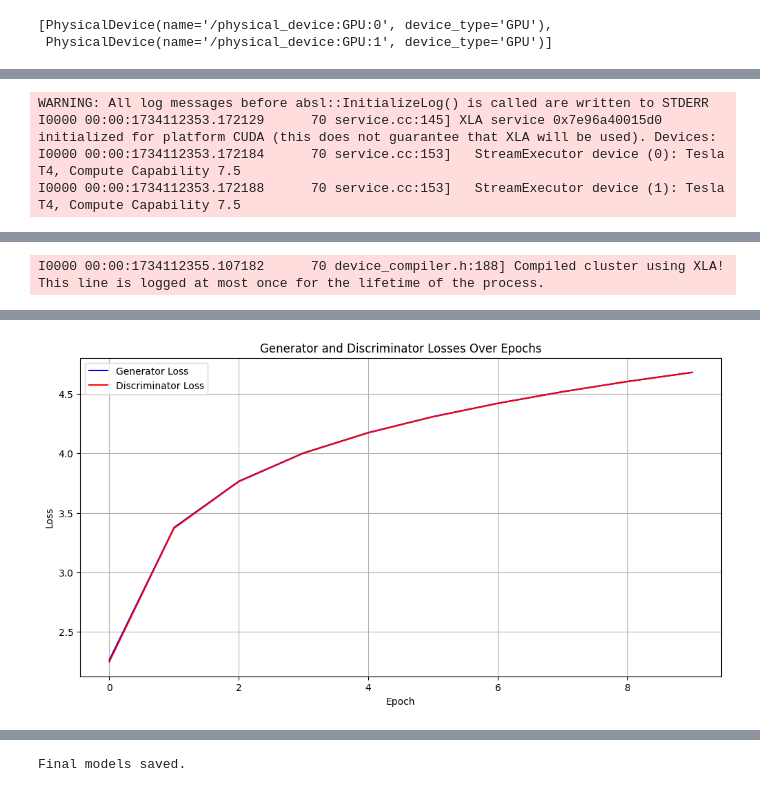
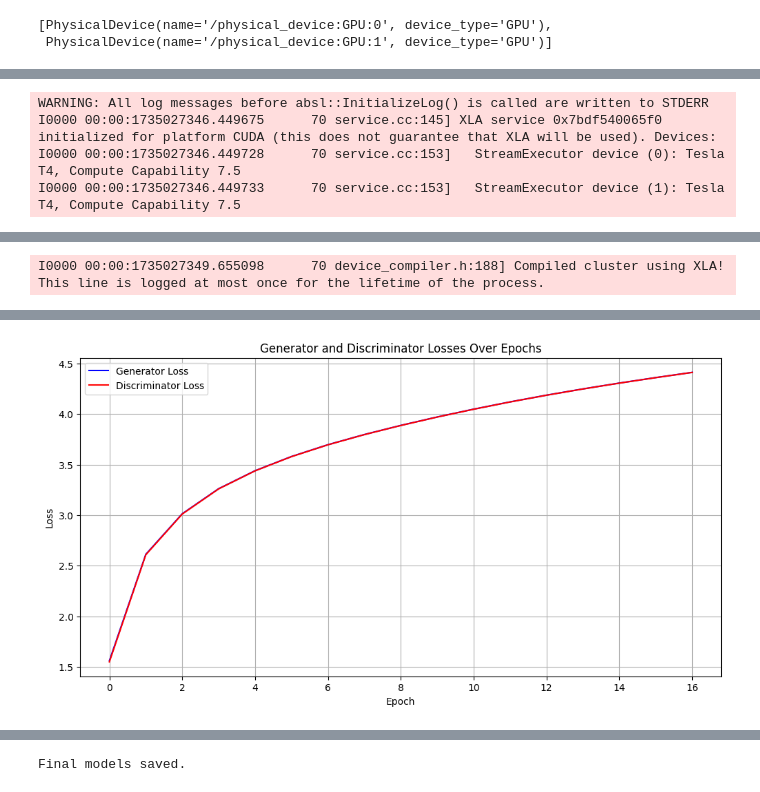
Before and after one commit to meem55/AlcoholDetectionProject, a Jupyter notebook: tryiiiiigggg1-2.ipynb, the cells around one changed output, grey strips where cells are left out. Saved outputs shown, nothing was run; the diff lists cells and outputs as text; code cells hidden in the pictures.

```diff
--- a/tryiiiiigggg1-2.ipynb
+++ b/tryiiiiigggg1-2.ipynb
@@ -117,7 +117,7 @@ tf.keras.backend.clear_session()
 from tensorflow.keras import layers, models
 import tensorflow as tf
 
-latent_dim = 128
+latent_dim = 100
 
 # Encoder
 encoder = models.Sequential([
@@ -174,7 +174,7 @@ def build_discriminator(img_shape):
 def compile_gan(generator, discriminator, latent_dim):
     # Compile the discriminator independently
     discriminator.trainable = True
-    discriminator.compile(optimizer=tf.keras.optimizers.Adam(learning_rate=0.0002, beta_1=0.5), loss='binary_crossentropy', metrics=['accuracy'])
+    discriminator.compile(optimizer=tf.keras.optimizers.Adam(learning_rate=0.0001, beta_1=0.5), loss='binary_crossentropy', metrics=['accuracy'])
 
     # Freeze the discriminator when training the GAN
     discriminator.trainable = False
@@ -185,7 +185,7 @@ def compile_gan(generator, discriminator, latent_dim):
     gan_output = discriminator(fake_img)  # Discriminator evaluates the generated image
     gan = models.Model(gan_input, gan_output)
 
-    gan.compile(optimizer=tf.keras.optimizers.Adam(learning_rate=0.0002, beta_1=0.5), loss='binary_crossentropy')
+    gan.compile(optimizer=tf.keras.optimizers.Adam(learning_rate=0.0001, beta_1=0.5), loss='binary_crossentropy')
 
     return generator, discriminator, gan
 
@@ -264,7 +264,7 @@ import os
 import matplotlib.pyplot as plt
 
 # Define constants
-latent_dim = 128  # Latent dimension for generator input
+latent_dim = 100  # Latent dimension for generator input
 output_dir = "gan_model"  # Directory to save models
 os.makedirs(output_dir, exist_ok=True)
 
@@ -302,7 +302,7 @@ discriminator = build_discriminator((64, 64, 3))
 # Compile the discriminator
 discriminator.compile(
     loss="binary_crossentropy",
-    optimizer=keras.optimizers.Adam(learning_rate=0.0002, beta_1=0.5),
+    optimizer=keras.optimizers.Adam(learning_rate=0.0001, beta_1=0.5),
     metrics=["accuracy"]
 )
 
@@ -312,10 +312,10 @@ gan_input = layers.Input(shape=(latent_dim,))
 fake_img = generator(gan_input)
 gan_output = discriminator(fake_img)
 gan = models.Model(gan_input, gan_output)
-gan.compile(loss="binary_crossentropy", optimizer=keras.optimizers.Adam(learning_rate=0.0002, beta_1=0.5))
+gan.compile(loss="binary_crossentropy", optimizer=keras.optimizers.Adam(learning_rate=0.0001, beta_1=0.5))
 
 # Training function
-def train_gan(generator, discriminator, gan, train_data, latent_dim, epochs=10, batch_size=8):
+def train_gan(generator, discriminator, gan, train_data, latent_dim, epochs=17, batch_size=8):
     for epoch in range(epochs):
         epoch_d_loss = []  # To track the discriminator loss for each batch in this epoch
         epoch_g_loss = []  # To track the generator loss for each batch in this epoch
@@ -360,7 +360,7 @@ def train_gan(generator, discriminator, gan, train_data, latent_dim, epochs=10,
 train_data = np.random.random((1000, 64, 64, 3)) * 2 - 1  # Example dataset with random noise
 
 # Train the GAN
-train_gan(generator, discriminator, gan, train_data, latent_dim, epochs=10, batch_size=8)
+train_gan(generator, discriminator, gan, train_data, latent_dim, epochs=17, batch_size=8)
 
 # Plot the losses for the generator and discriminator after training
 plt.figure(figsize=(12, 6))
@@ -379,6 +379,6 @@ plt.grid(True)
 plt.show()
 # %% [output]
 WARNING: All log messages before absl::InitializeLog() is called are written to STDERR
-I0000 00:00:1734112353.172129      70 service.cc:145] XLA service 0x7e96a40015d0 initialized for platform CUDA (this does not guarantee that XLA will be used). Devices:
-I0000 00:00:1734112353.172184      70 service.cc:153]   StreamExecutor device (0): Tesla T4, Compute Capability 7.5
-I0000 00:00:1734112353.172188      70 service.cc:153]   StreamExecutor device (1): Tesla T4, Compute Capability 7.5
+I0000 00:00:1735027346.449675      70 service.cc:145] XLA service 0x7bdf540065f0 initialized for platform CUDA (this does not guarantee that XLA will be used). Devices:
+I0000 00:00:1735027346.449728      70 service.cc:153]   StreamExecutor device (0): Tesla T4, Compute Capability 7.5
+I0000 00:00:1735027346.449733      70 service.cc:153]   StreamExecutor device (1): Tesla T4, Compute Capability 7.5
@@ -386 +386 @@ I0000 00:00:1734112353.172188      70 service.cc:153]   StreamExecutor device (1
-I0000 00:00:1734112355.107182      70 device_compiler.h:188] Compiled cluster using XLA!  This line is logged at most once for the lifetime of the process.
+I0000 00:00:1735027349.655098      70 device_compiler.h:188] Compiled cluster using XLA!  This line is logged at most once for the lifetime of the process.
@@ -404,4 +404,4 @@ Epoch 10/10 completed.
-[figure, old version]
+[figure, new version]
 # %%
 import matplotlib.pyplot as plt
 
```
Also changed, not shown: parts of 7 cells of this notebook.
